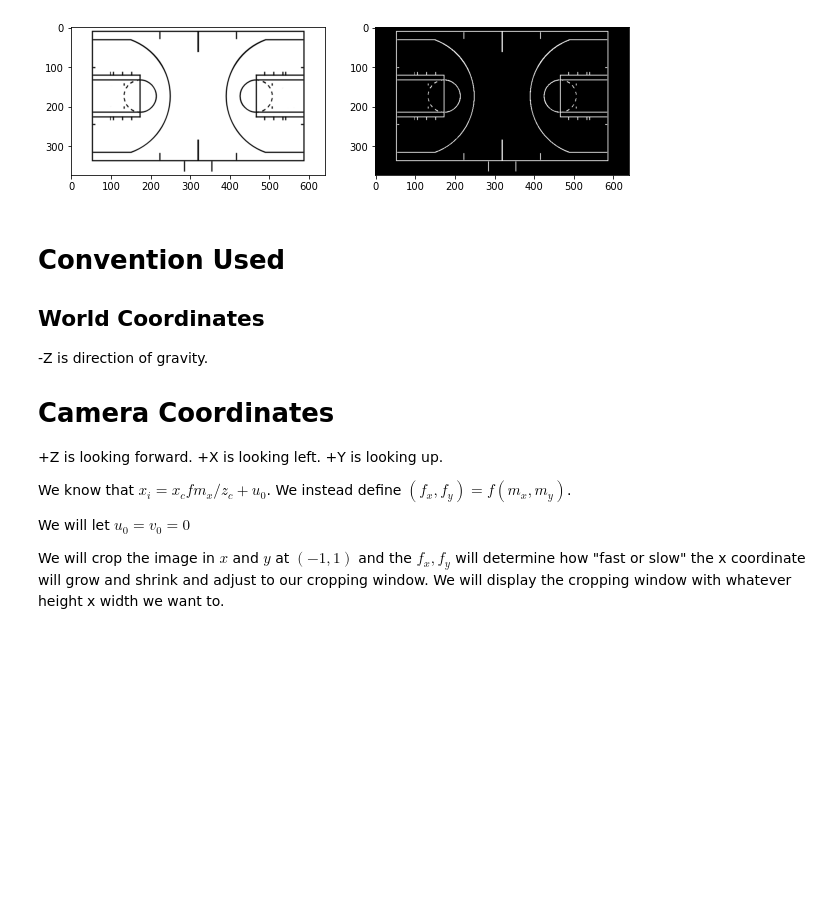
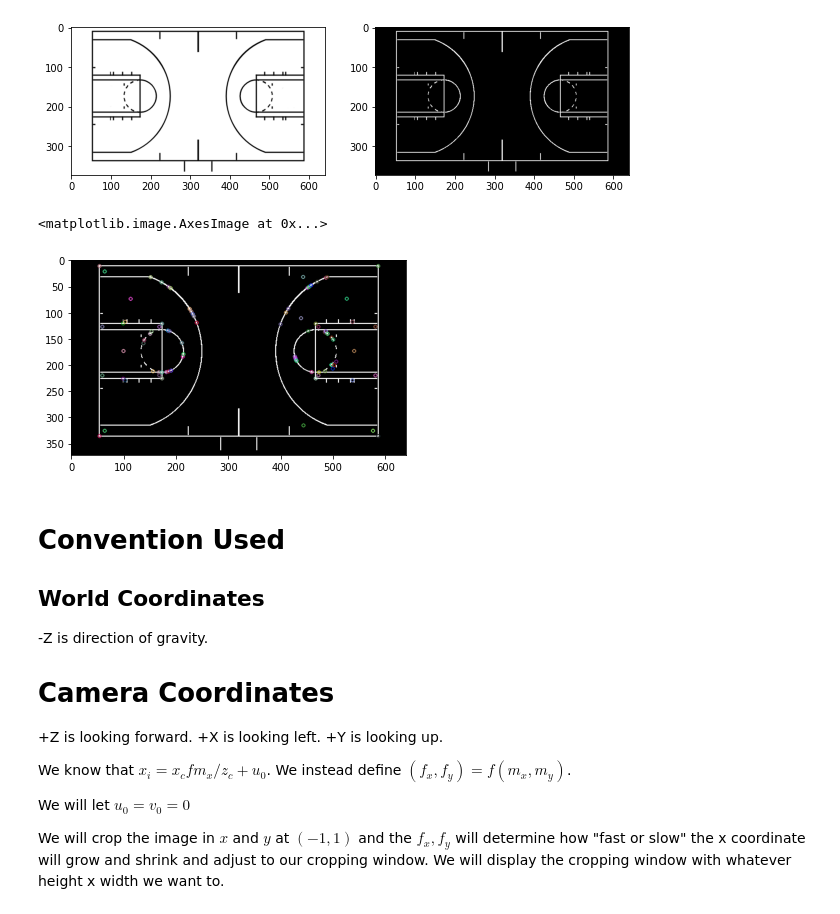
Before and after one commit to akarshkumar0101/nba-3d-ee-371q, a Jupyter notebook: rendering.ipynb, the cells around one changed output. Drawn from its saved outputs; the diff is of its cells as text; code cells hidden in the pictures; blank space fills up the shorter version.

```diff
--- a/rendering.ipynb
+++ b/rendering.ipynb
@@ -186,6 +25,17 @@ y, x = np.meshgrid(y, x, indexing='ij')
 z, x = y[binary], x[binary]
 y = np.zeros_like(x)
 X_w = torch.from_numpy(np.stack([x,z,y], axis=-1)).float()
+# %%
+gray = binary.astype(np.uint8)*255
+# %%
+sift = cv2.SIFT_create()
+kp = sift.detect(gray, None)
+temp = gray.copy()
+temp = cv2.drawKeypoints(temp,kp,img)
+plt.imshow(temp)
+# %% [output]
+<matplotlib.image.AxesImage at 0x...>
+[figure, added]
 # %% [markdown]
 # Convention Used
 ## World Coordinates
```
Also changed, not shown: parts of 28 cells of this notebook, 5 other files.
